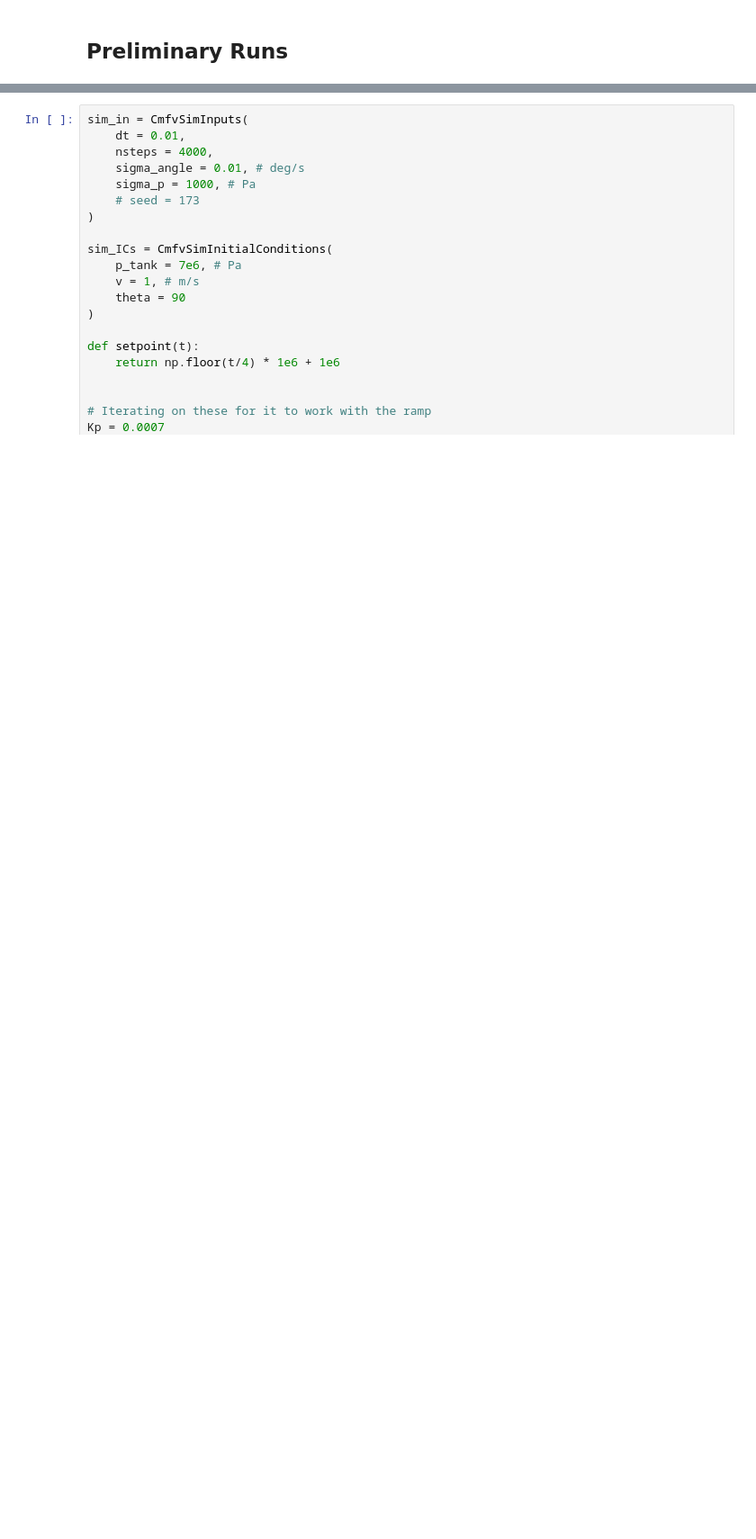
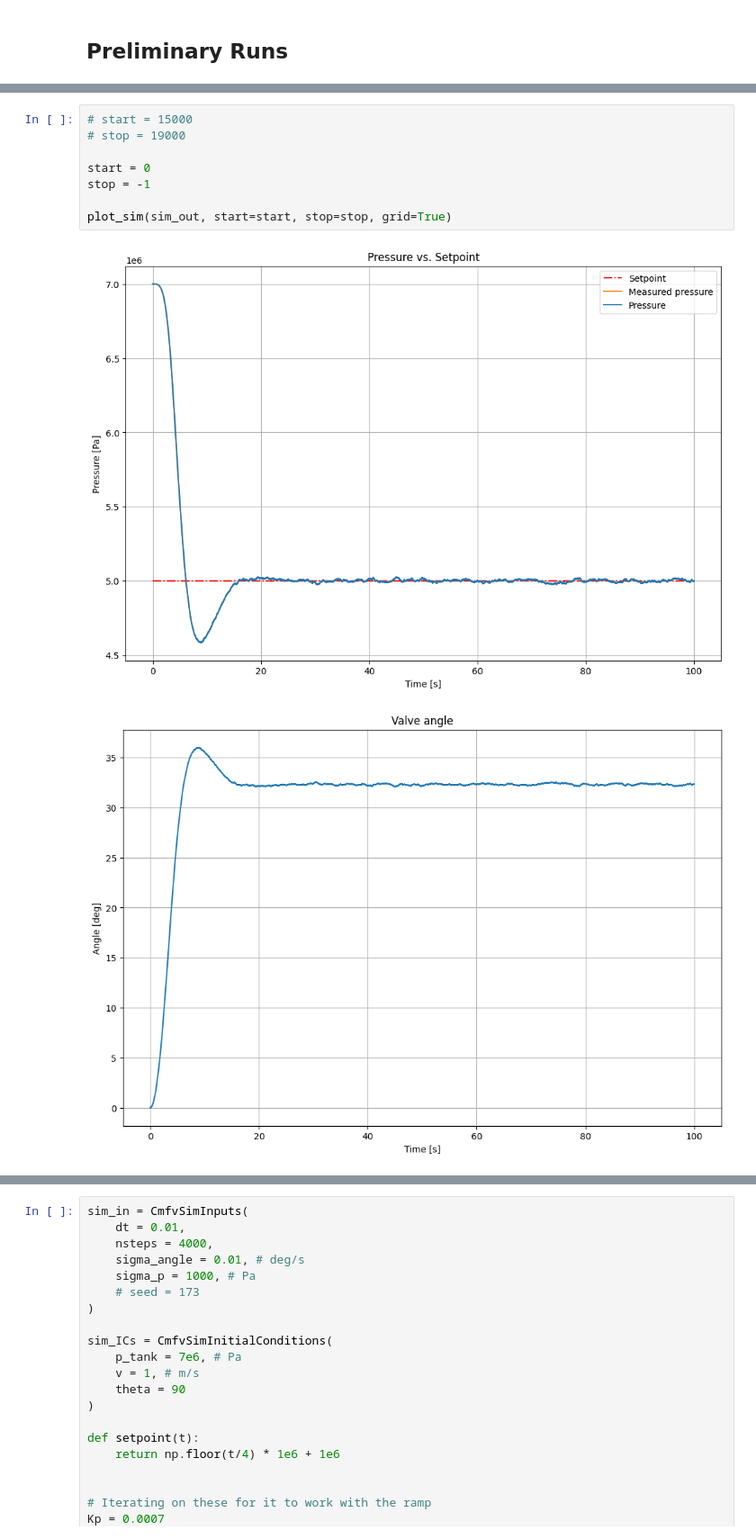
Before and after one commit to Cesium-Lab/gnc, a Jupyter notebook: control/cmfv/rough1.ipynb, the cells around one changed output, grey strips where cells are left out. Shown at 90% size. Saved outputs shown, nothing was run; the diff lists cells and outputs as text; blank space fills up the shorter version.

```diff
--- a/control/cmfv/rough1.ipynb
+++ b/control/cmfv/rough1.ipynb
@@ -567,0 +572,11 @@ plot_sim(sim_out, start=start, stop=stop)
+# %%
+# start = 15000
+# stop = 19000
+
+start = 0
+stop = -1
+
+plot_sim(sim_out, start=start, stop=stop, grid=True)
+# %% [output]
+[figure, added]
+[figure, added]
```
Also changed, not shown: parts of 9 cells of this notebook.
